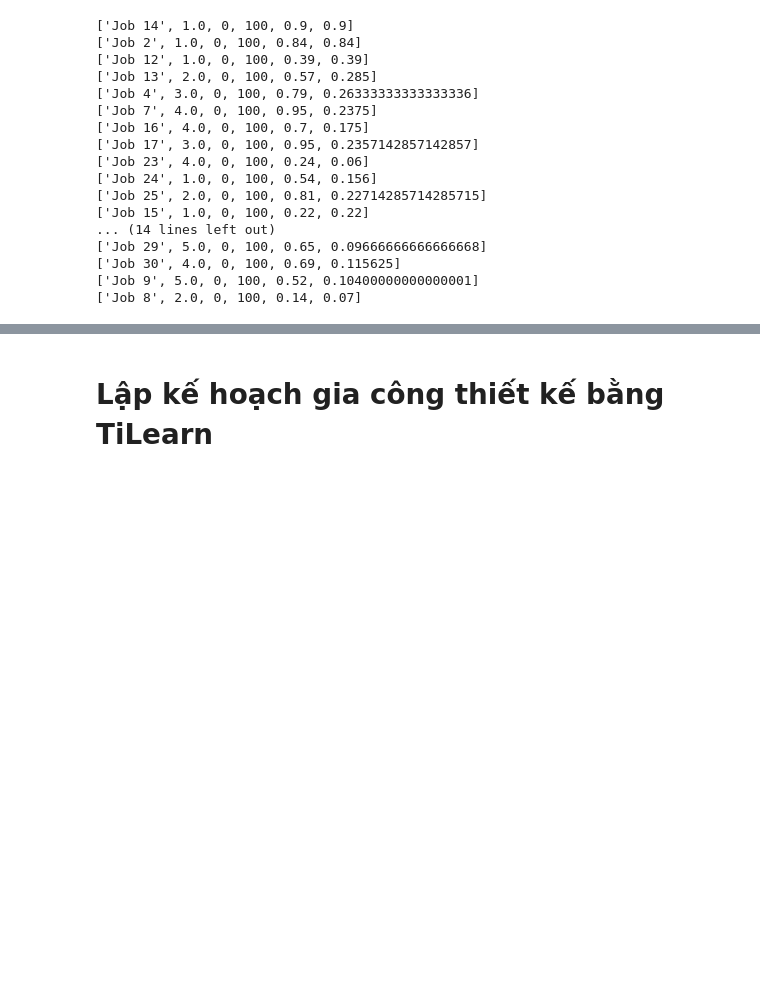
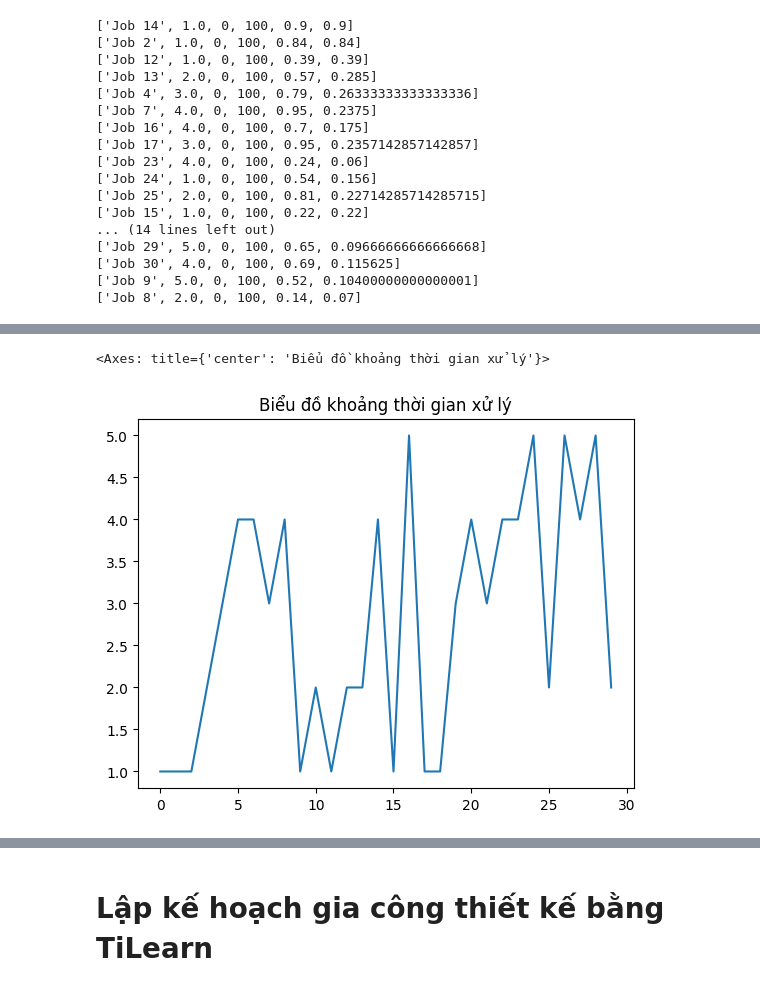
Before and after one commit to Bancie/thuhoach.nckh, a Jupyter notebook: ipynb/thuhoach2/Chạy số liệu minh hoạ bằng thư viện TiLearn.ipynb, the cells around one changed output, grey strips where cells are left out. Drawn from its saved outputs; the diff is of its cells as text; code cells hidden in the pictures; blank space fills up the shorter version.

```diff
--- a/ipynb/thuhoach2/Chạy số liệu minh hoạ bằng thư viện TiLearn.ipynb
+++ b/ipynb/thuhoach2/Chạy số liệu minh hoạ bằng thư viện TiLearn.ipynb
@@ -197,0 +193,5 @@ df['p'].plot(title='Personal list: process time')
+# %%
+df['p'].plot(title='Biểu đồ khoảng thời gian xử lý')
+# %% [output]
+<Axes: title={'center': 'Biểu đồ khoảng thời gian xử lý'}>
+[figure, added]
```
Also changed, not shown: parts of 6 cells of this notebook.
